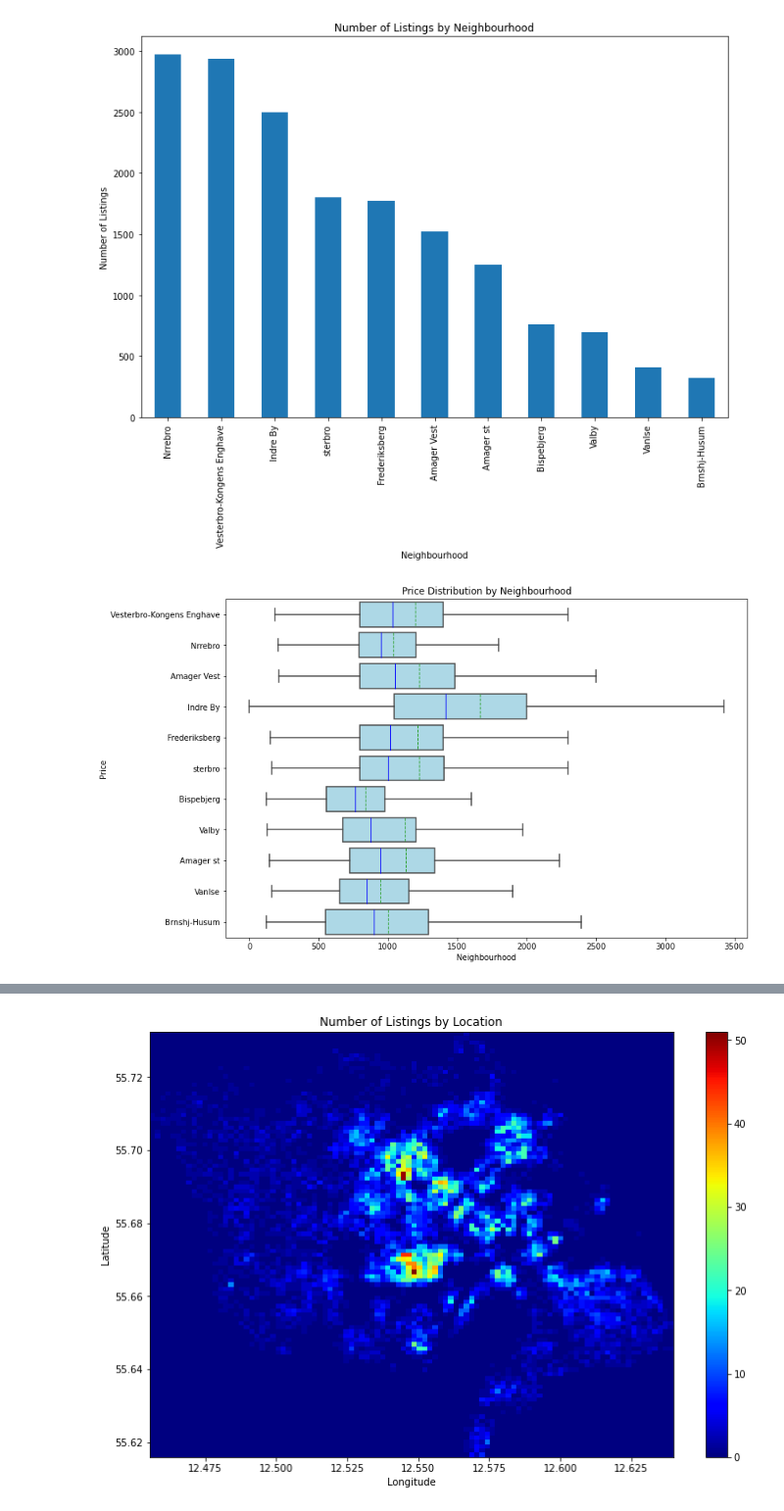
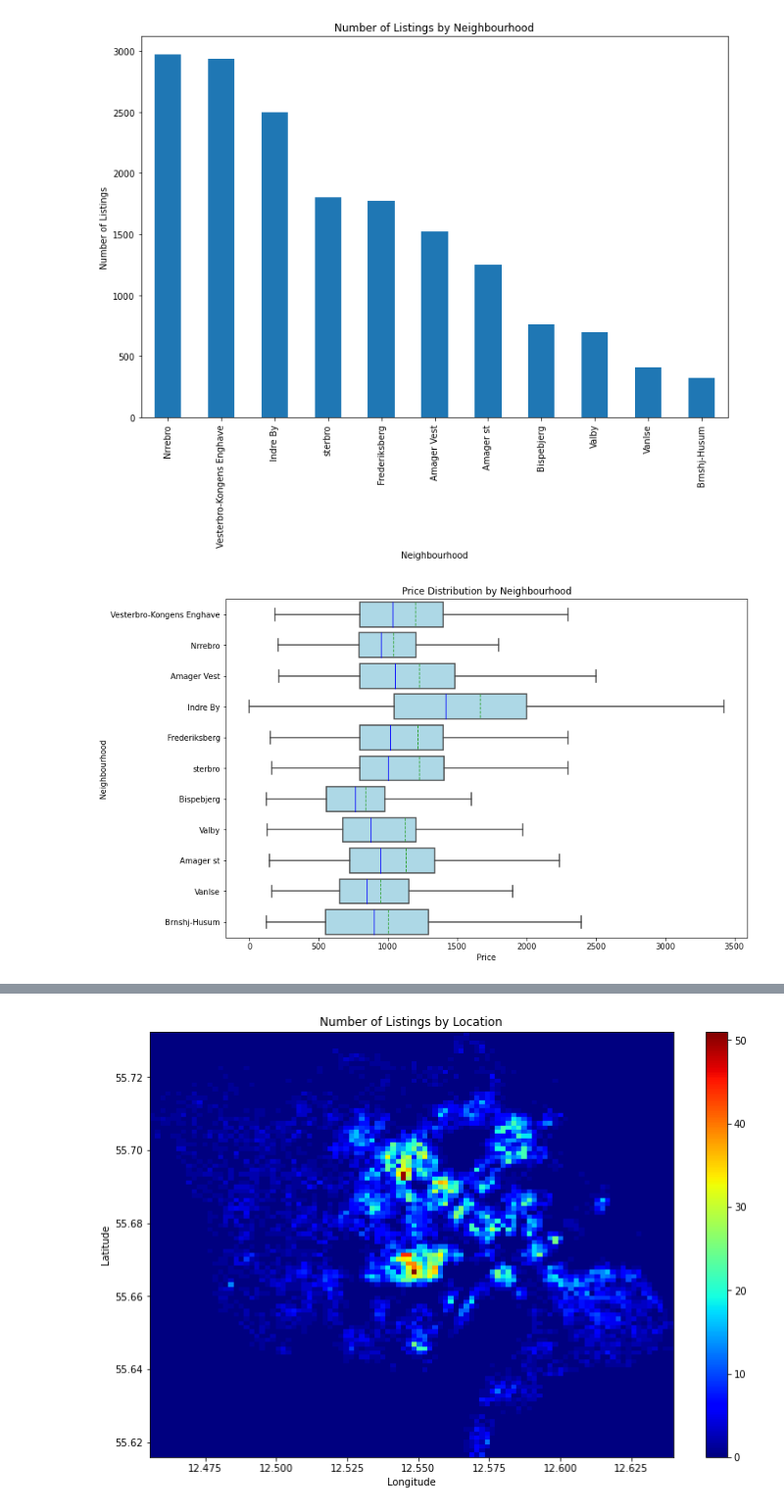
Before and after one commit to joaomena17/MachineLearningDataMining, a Jupyter notebook: data_visualization.ipynb, the cells around one changed output, grey strips where cells are left out. Shown at 98% size. Drawn from its saved outputs; the diff is of its cells as text; code cells hidden in the pictures.

```diff
--- a/data_visualization.ipynb
+++ b/data_visualization.ipynb
@@ -355,14 +370,14 @@ plt.show()
 # %%
 # Create a box plot for 'price' grouped by 'room_type' without using seabon
 fig, ax = plt.subplots(figsize=(12, 8))
 sb.boxplot(y='neighbourhood', x='price', orient='h', data=df, width=0.8,showfliers=False, showmeans=True, meanline = True, boxprops = dict(facecolor = "lightblue"), medianprops = dict(color = "blue", linewidth = 1), ax=ax)
 plt.title('Price Distribution by Neighbourhood')
-plt.ylabel('Price')
-plt.xlabel('Neighbourhood')
+plt.ylabel('Neighbourhood')
+plt.xlabel('Price')
 plt.suptitle('')  # This removes the automatic title that pandas adds
 plt.show()
 # %% [output]
-[figure, old version]
+[figure, new version]
 # %%
 # create a violin plot of the price distribution by neighbourhood
 df_clone = df[df['price'] < 4000]
```
Also changed, not shown: parts of 6 cells of this notebook.
